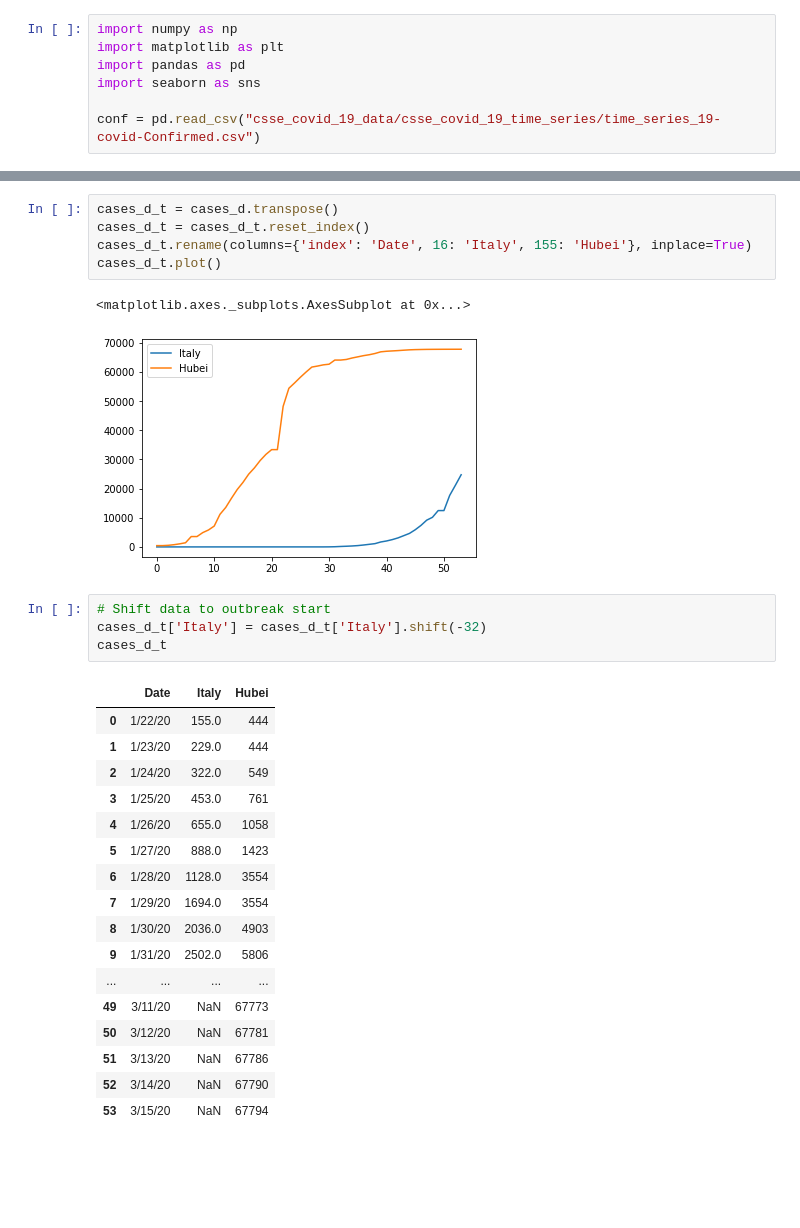
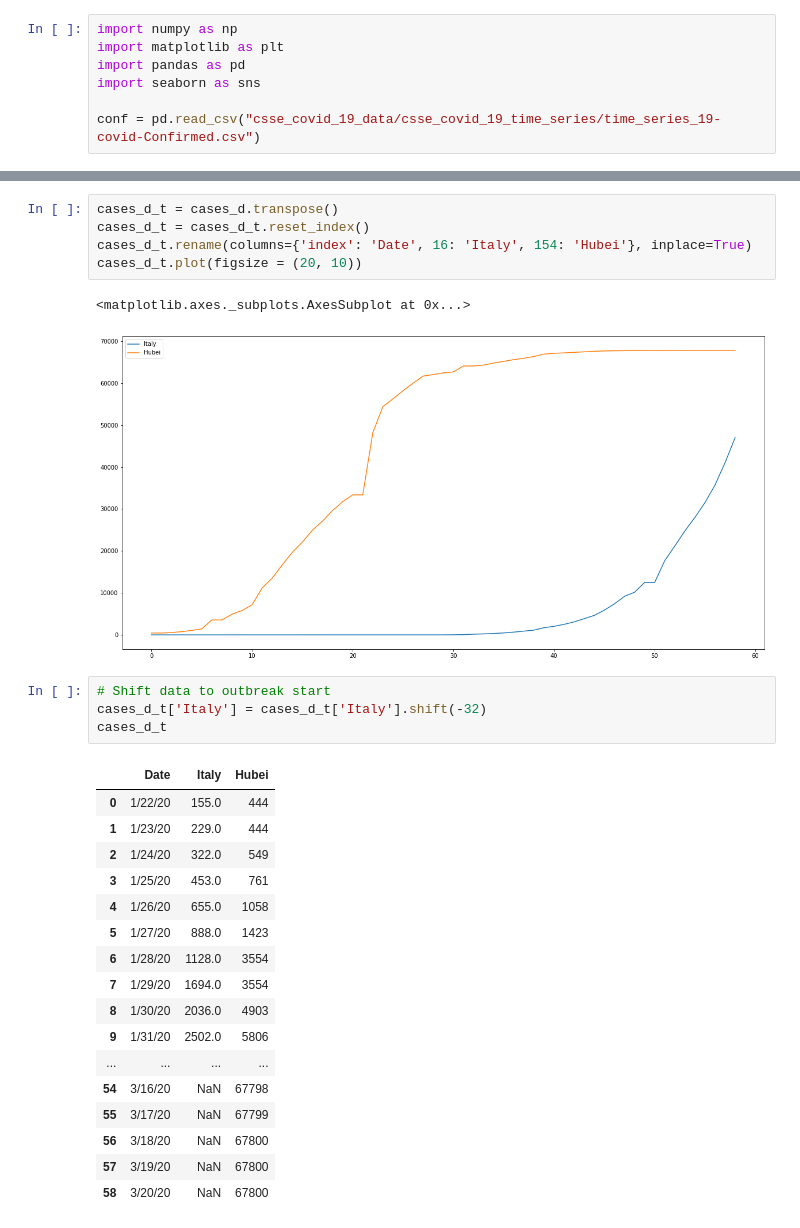
Before and after one commit to fiskker/COVID-19, a Jupyter notebook: Italy - China.ipynb, the cells around one changed output, grey strips where cells are left out. Cells and saved outputs as stored; diff of their text form; blank space fills up the shorter version.

Commit message:
Italy update

```diff
--- a/Italy - China.ipynb
+++ b/Italy - China.ipynb
@@ -18,11 +18,11 @@ cases_d
 # %%
 cases_d_t = cases_d.transpose()
 cases_d_t = cases_d_t.reset_index()
-cases_d_t.rename(columns={'index': 'Date', 16: 'Italy', 155: 'Hubei'}, inplace=True)
-cases_d_t.plot()
+cases_d_t.rename(columns={'index': 'Date', 16: 'Italy', 154: 'Hubei'}, inplace=True)
+cases_d_t.plot(figsize = (20, 10))
 # %% [output]
 <matplotlib.axes._subplots.AxesSubplot at 0x...>
-[figure, old version]
+[figure, new version]
 # %%
 # Shift data to outbreak start
 cases_d_t['Italy'] = cases_d_t['Italy'].shift(-32)
@@ -40,11 +40,11 @@ cases_d_t
 | 8 | 1/30/20 | 2036.0 | 4903 |
 | 9 | 1/31/20 | 2502.0 | 5806 |
 | ... | ... | ... | ... |
-| 49 | 3/11/20 | NaN | 67773 |
-| 50 | 3/12/20 | NaN | 67781 |
-| 51 | 3/13/20 | NaN | 67786 |
-| 52 | 3/14/20 | NaN | 67790 |
-| 53 | 3/15/20 | NaN | 67794 |
+| 54 | 3/16/20 | NaN | 67798 |
+| 55 | 3/17/20 | NaN | 67799 |
+| 56 | 3/18/20 | NaN | 67800 |
+| 57 | 3/19/20 | NaN | 67800 |
+| 58 | 3/20/20 | NaN | 67800 |
 # %%
 count = 0
 for act_cases in cases_d_t['Italy']:
```
Also changed, not shown: parts of 3 cells of this notebook.
